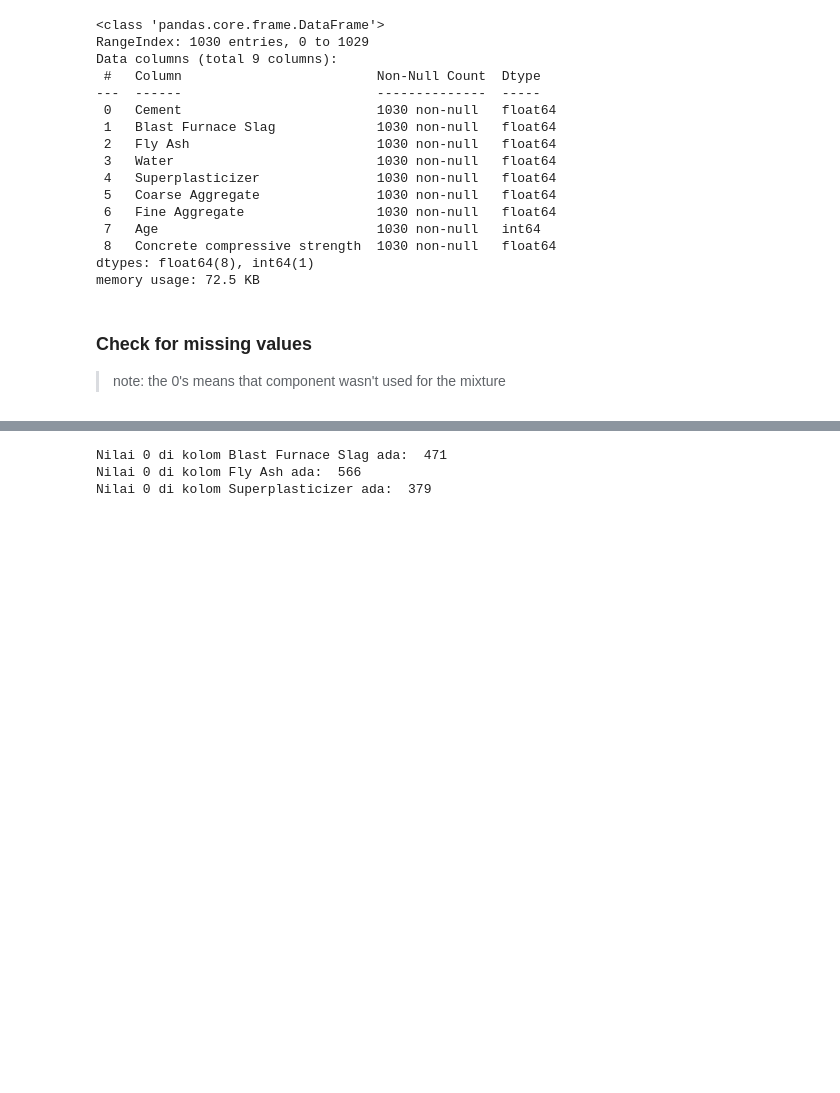
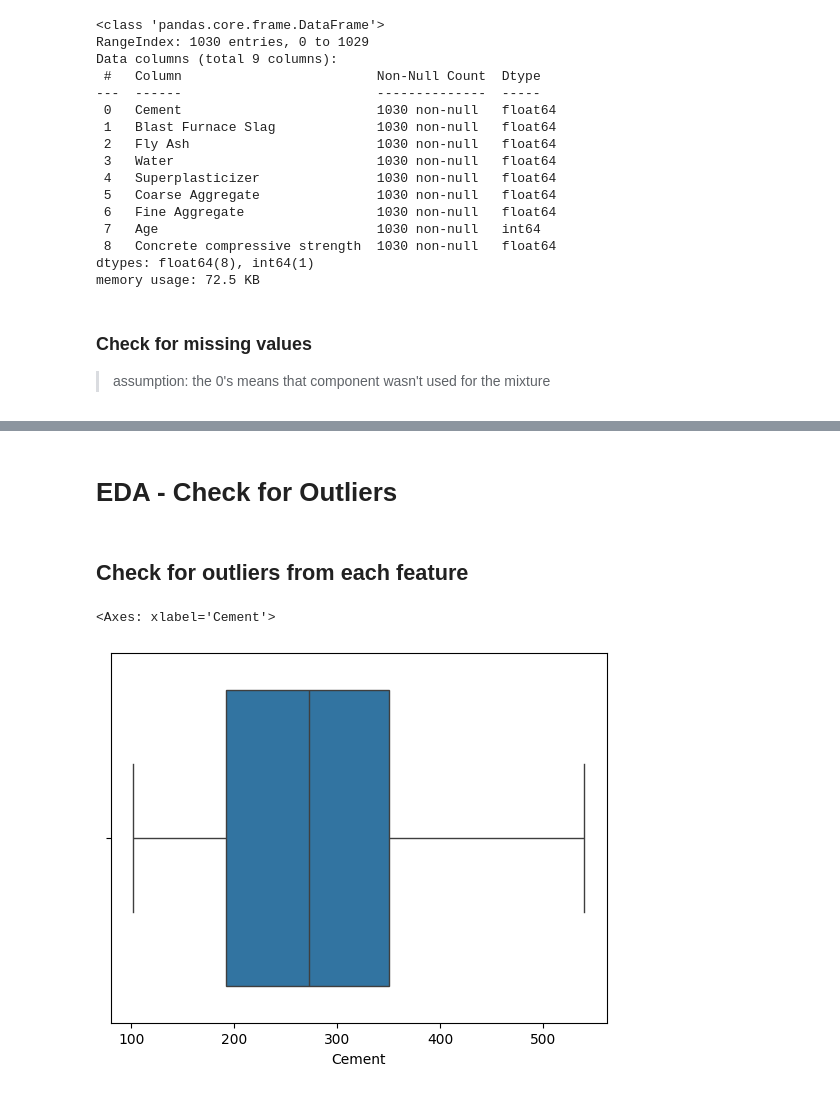
Before and after one commit to AxelSeanCP/Machine-Learning, a Jupyter notebook: Projects/Proyek_Predictive_Analytics/concrete_strength_predictive_analysis.ipynb, the cells around one changed output, grey strips where cells are left out. Drawn from its saved outputs; the diff is of its cells as text; code cells hidden in the pictures; blank space fills up the shorter version.

```diff
--- a/Projects/Proyek_Predictive_Analytics/concrete_strength_predictive_analysis.ipynb
+++ b/Projects/Proyek_Predictive_Analytics/concrete_strength_predictive_analysis.ipynb
@@ -96,7 +92,7 @@ dtypes: float64(8), int64(1)
 memory usage: 72.5 KB
 # %% [markdown]
 ### Check for missing values
-> note: the 0's means that component wasn't used for the mixture
+> assumption: the 0's means that component wasn't used for the mixture
 # %%
 concrete_data.describe()
 # %% [output]
@@ -109,15 +105,12 @@ concrete_data.describe()
 | 50% | 272.900000 | 22.000000 | 0.000000 | 185.000000 | 6.400000 | 968.000000 | 779.500000 | ... |
 | 75% | 350.000000 | 142.950000 | 118.300000 | 192.000000 | 10.200000 | 1029.400000 | 824.000000 | ... |
 | max | 540.000000 | 359.400000 | 200.100000 | 247.000000 | 32.200000 | 1145.000000 | 992.600000 | ... |
-# %%
-blast = (concrete_data['Blast Furnace Slag'] == 0).sum()
-fly = (concrete_data['Fly Ash'] == 0).sum()
-sup = (concrete_data['Superplasticizer'] == 0).sum()
-
-print("Nilai 0 di kolom Blast Furnace Slag ada: ",blast)
-print("Nilai 0 di kolom Fly Ash ada: ",fly)
-print("Nilai 0 di kolom Superplasticizer ada: ",sup)
-# %% [output]
-Nilai 0 di kolom Blast Furnace Slag ada:  471
-Nilai 0 di kolom Fly Ash ada:  566
-Nilai 0 di kolom Superplasticizer ada:  379
+# %% [markdown]
+# EDA - Check for Outliers
+# %% [markdown]
+## Check for outliers from each feature
+# %%
+sns.boxplot(x=concrete_data['Cement'])
+# %% [output]
+<Axes: xlabel='Cement'>
+[figure, added]
```
Also changed, not shown: parts of 36 cells of this notebook, 2 other files.
